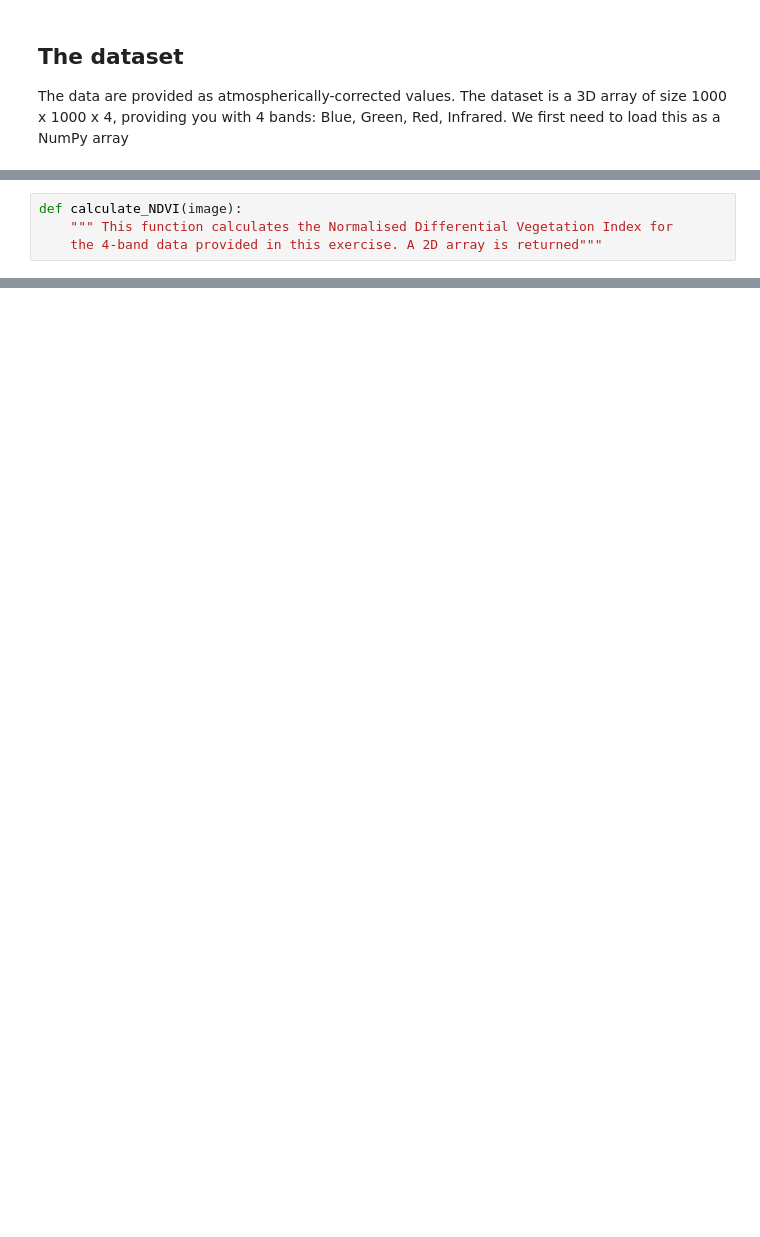
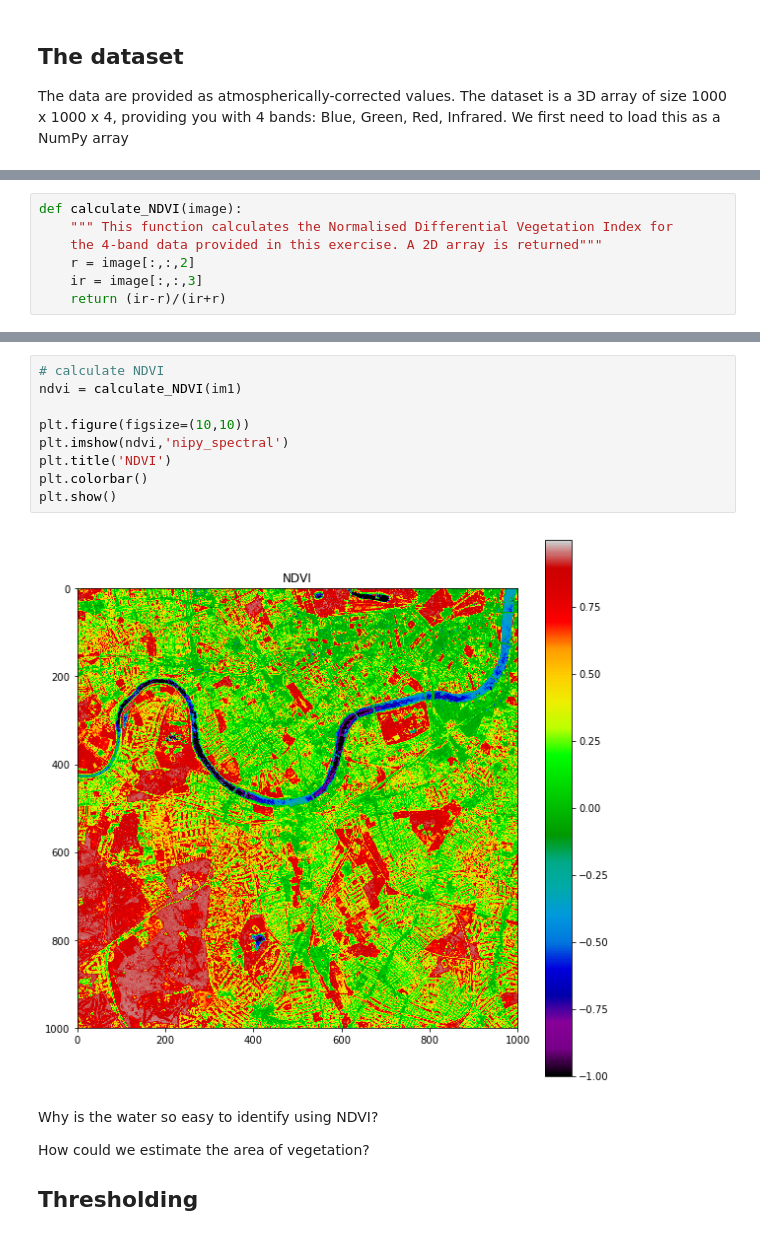
Before and after one commit to joe-fennell/data-analysis-part-1, a Jupyter notebook: Sentinel2_Example.ipynb, the cells around one changed output, grey strips where cells are left out. Saved outputs shown, nothing was run; the diff lists cells and outputs as text; blank space fills up the shorter version.

Commit message:
have added ndvi calculating func. need to add more supplementary info

```diff
--- a/Sentinel2_Example.ipynb
+++ b/Sentinel2_Example.ipynb
@@ -32,6 +30,9 @@ n = im1.shape[1]
 def calculate_NDVI(image):
     """ This function calculates the Normalised Differential Vegetation Index for
     the 4-band data provided in this exercise. A 2D array is returned"""
+    r = image[:,:,2]
+    ir = image[:,:,3]
+    return (ir-r)/(ir+r)
 # %%
 def image_histogram_equalization(image):
     """ Image histogram equlisation"""
@@ -79,0 +86,17 @@ np.save('data/satellite_data.npy',arr2)
+# %%
+# calculate NDVI
+ndvi = calculate_NDVI(im1)
+
+plt.figure(figsize=(10,10))
+plt.imshow(ndvi,'nipy_spectral')
+plt.title('NDVI')
+plt.colorbar()
+plt.show()
+# %% [output]
+[figure, added]
+# %% [markdown]
+Why is the water so easy to identify using NDVI?
+
+How could we estimate the area of vegetation?
+
+## Thresholding
```
Also changed, not shown: parts of 18 cells of this notebook.
